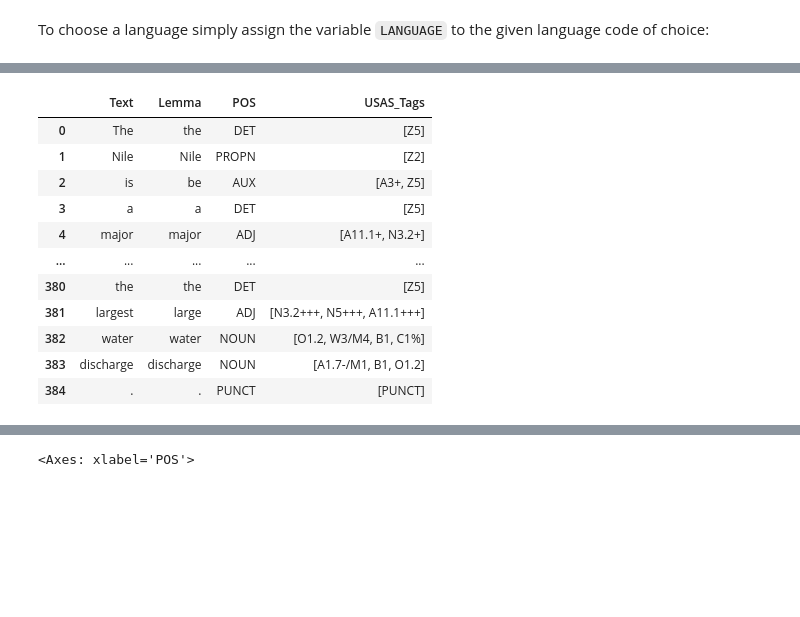
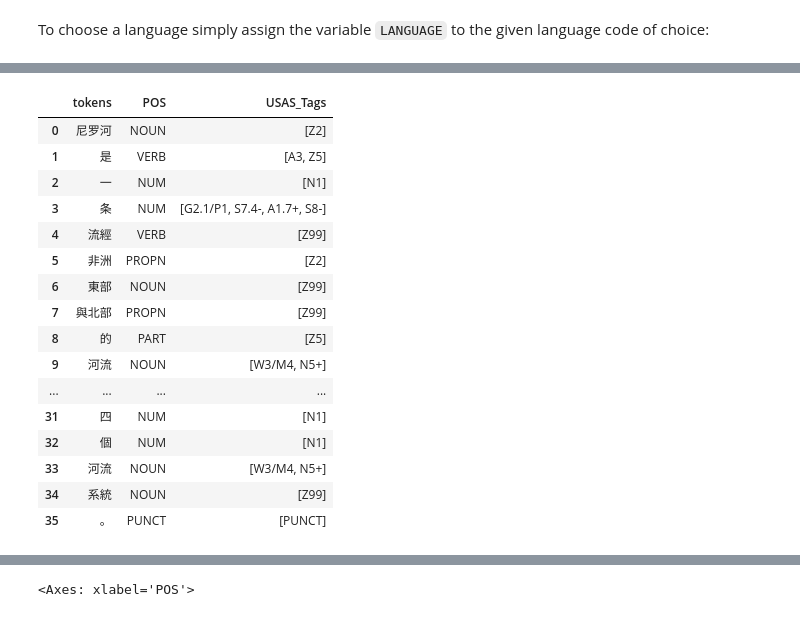
Before and after one commit to UCREL/pymusas_notebook, a Jupyter notebook: ucrel_summer_school.ipynb, the cells around one changed output, grey strips where cells are left out. Drawn from its saved outputs; the diff is of its cells as text; code cells hidden in the pictures; blank space fills up the shorter version.

```diff
--- a/ucrel_summer_school.ipynb
+++ b/ucrel_summer_school.ipynb
@@ -144,6 +222,7 @@ fr - French
 To choose a language simply assign the variable `LANGUAGE` to the given language code of choice:
 # %%
 LANGUAGE = Languages.en # English language is the default language
+LANGUAGE = Languages.zh # English language is the default language
 # %% [markdown]
 To start with we are going to show you how to use the [Rule Based Tagger](https://ucrel.github.io/pymusas/usage/how_to/tag_text_with/rule_based_tagger) as it is the quickest tagger and later on we will show you how to use the [Hybrid tagger](https://ucrel.github.io/pymusas/usage/how_to/tag_text_with/hybrid_tagger) and then [Neural Tagger](https://ucrel.github.io/pymusas/usage/how_to/tag_text_with/neural_tagger) for languages that the Rule Based and thus Hybrid tagger do not support.
 
@@ -426,0 +447,9 @@ discharge       discharge       NOUN    ['A1.7-/M1', 'B1', 'O1.2']
+# %%
+from usas_validator.utils import load_usas_mapper
+
+usas_tag_description_mapper = load_usas_mapper(None, None)
+
+for tag, description in usas_tag_description_mapper.items():
+    print(f"{tag!r} - {description!r}")
+
+print(f'Is `B10` in `usas_tag_description_mapper`: {"B10" in usas_tag_description_mapper}')
@@ -426,0 +528,10 @@ discharge       discharge       NOUN    ['A1.7-/M1', 'B1', 'O1.2']
+# %%
+if not LANGUAGE_MWE_IDENTIFICATION.get(LANGUAGE, False):
+    print(f'We do not support MWE identification for: {LANGUAGE.value!r}')
+
+print(f'Text\tPOS\tMWE start and end index\tUSAS Tags')
+
+for token in doc:
+    start, end = token._.pymusas_mwe_indexes[0]
+    if (end - start) > 1:
+        print(f'{token.text}\t{token.pos_}\t{(start, end)}\t{token._.pymusas_tags}')
@@ -444,52 +739,45 @@ Requirement already satisfied: six>=1.5 in /usr/local/lib/python3.11/dist-packag
 # %%
 # load in pandas so we can create dataframs
 import pandas as pd
 
 # We need to create lists for each of the columns
-text = []
-lemma = []
+tokens = []
 pos = []
 pymusas_tags = []
 
-# Now we need to open the file
-with open('Nile.txt') as f:
-    contents = f.read()
+# Sentence we are tagging
+sentence = SINGLE_SENTENCE_EXAMPLE[LANGUAGE]
+# Process the document using the tagging pipeline
+doc = nlp(sentence)
 
-    # We need to pass the contents of the file to the tagger
-    output_doc = nlp(contents)
-
-    # We need to loop over the output of the tagger and
-    # and add each element to the lists
-    for token in output_doc:
-        text.append(token.text)
-        lemma.append(token.lemma_)
-        pos.append(token.pos_)
-        pymusas_tags.append(token._.pymusas_tags)
+for token in doc:
+    tokens.append(token.text)
+    pos.append(token.pos_)
+    pymusas_tags.append(token._.pymusas_tags)
 
 
 # We need to create the dataframe with the columns we will require.
 # and assign each list to a column
-df = pd.DataFrame({'Text': text,
-                   'Lemma': lemma,
+df = pd.DataFrame({'tokens': tokens,
                    'POS': pos,
                    'USAS_Tags': pymusas_tags
                   })
-
-# Print out the dataframe so we can see it.
-# We should use 'print(df)' but 'df' displays
-# better in Jupyter:
-
 df
 # %% [output]
-|  | Text | Lemma | POS | USAS_Tags |
-| 0 | The | the | DET | [Z5] |
-| 1 | Nile | Nile | PROPN | [Z2] |
-| 2 | is | be | AUX | [A3+, Z5] |
-| 3 | a | a | DET | [Z5] |
-| 4 | major | major | ADJ | [A11.1+, N3.2+] |
-| ... | ... | ... | ... | ... |
-| 380 | the | the | DET | [Z5] |
-| 381 | largest | large | ADJ | [N3.2+++, N5+++, A11.1+++] |
-| 382 | water | water | NOUN | [O1.2, W3/M4, B1, C1%] |
-| 383 | discharge | discharge | NOUN | [A1.7-/M1, B1, O1.2] |
-| 384 | . | . | PUNCT | [PUNCT] |
+|  | tokens | POS | USAS_Tags |
+| 0 | 尼罗河 | NOUN | [Z2] |
+| 1 | 是 | VERB | [A3, Z5] |
+| 2 | 一 | NUM | [N1] |
+| 3 | 条 | NUM | [G2.1/P1, S7.4-, A1.7+, S8-] |
+| 4 | 流經 | VERB | [Z99] |
+| 5 | 非洲 | PROPN | [Z2] |
+| 6 | 東部 | NOUN | [Z99] |
+| 7 | 與北部 | PROPN | [Z99] |
+| 8 | 的 | PART | [Z5] |
+| 9 | 河流 | NOUN | [W3/M4, N5+] |
+| ... | ... | ... | ... |
+| 31 | 四 | NUM | [N1] |
+| 32 | 個 | NUM | [N1] |
+| 33 | 河流 | NOUN | [W3/M4, N5+] |
+| 34 | 系統 | NOUN | [Z99] |
+| 35 | 。 | PUNCT | [PUNCT] |
```
Also changed, not shown: parts of 76 cells of this notebook.
